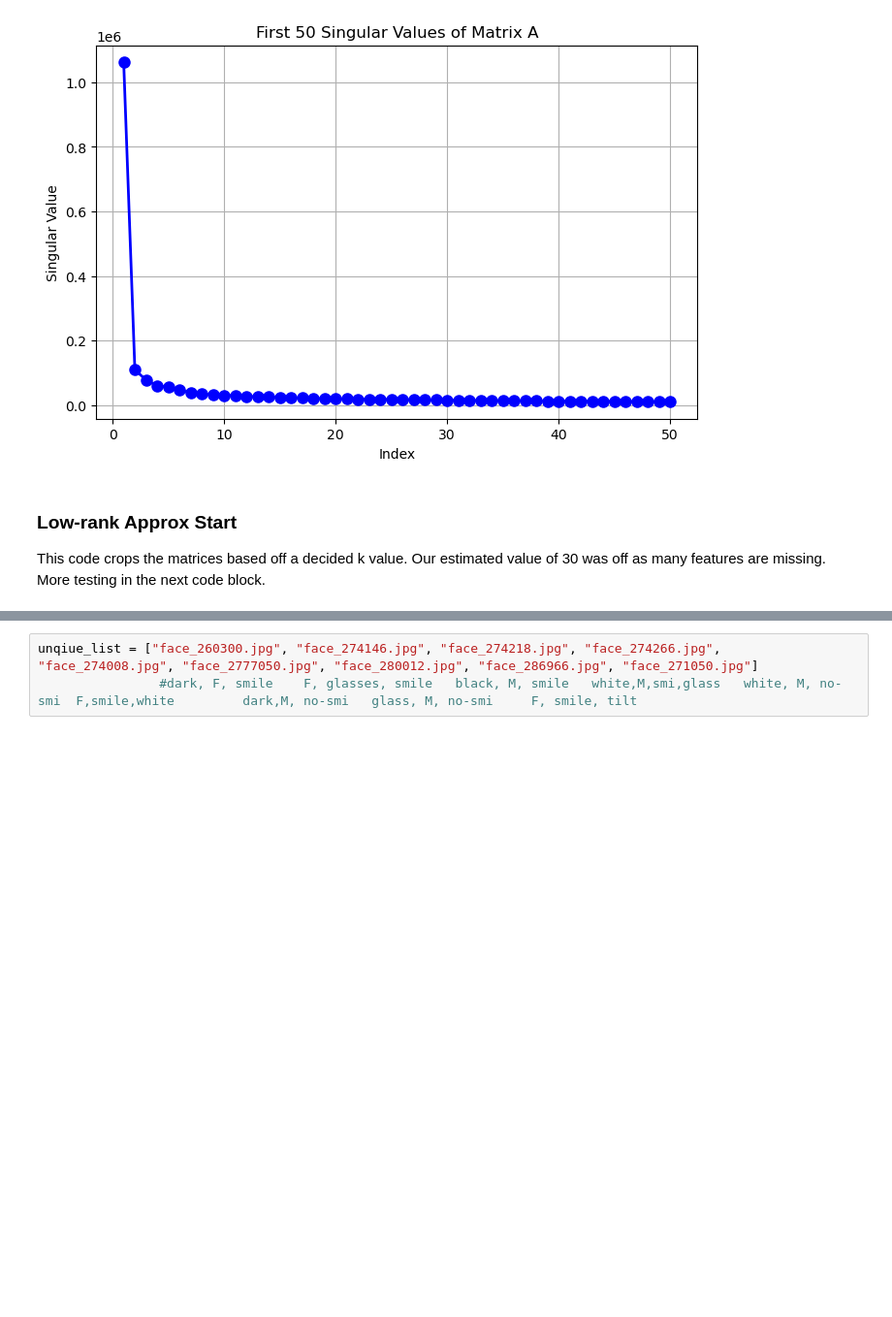
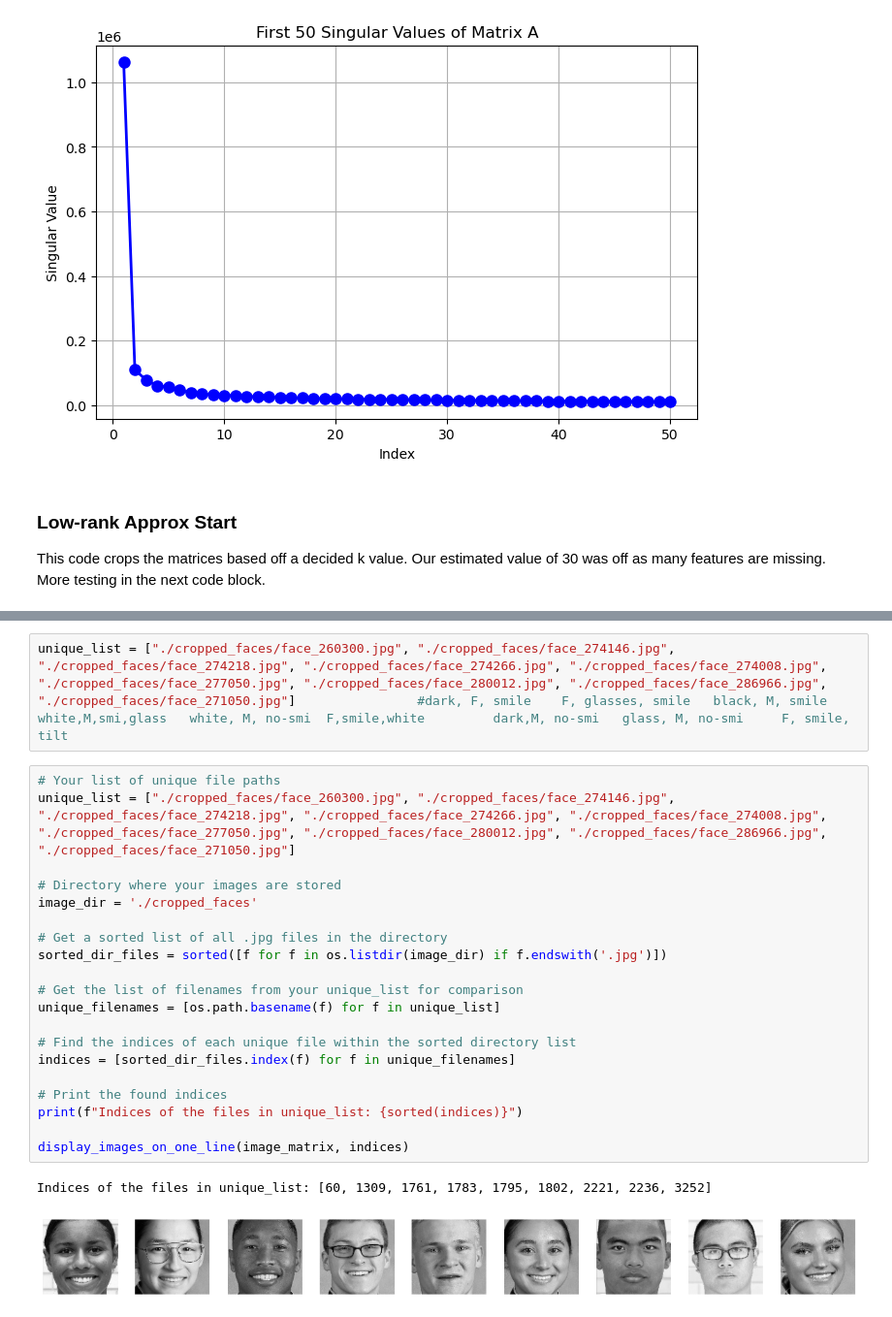
Before and after one commit to dschipper26/SI470, a Jupyter notebook: lab3/Lab3.ipynb, the cells around one changed output, grey strips where cells are left out. Shown at 97% size. Saved outputs shown, nothing was run; the diff lists cells and outputs as text; blank space fills up the shorter version.

```diff
--- a/lab3/Lab3.ipynb
+++ b/lab3/Lab3.ipynb
@@ -179,3 +166,25 @@ Here we chose a list of MIDN with very different faces. We looked to see at what
 # %%
-unqiue_list = ["face_260300.jpg", "face_274146.jpg", "face_274218.jpg", "face_274266.jpg", "face_274008.jpg", "face_2777050.jpg", "face_280012.jpg", "face_286966.jpg", "face_271050.jpg"]
-                #dark, F, smile    F, glasses, smile   black, M, smile   white,M,smi,glass   white, M, no-smi  F,smile,white         dark,M, no-smi   glass, M, no-smi     F, smile, tilt
+unique_list = ["./cropped_faces/face_260300.jpg", "./cropped_faces/face_274146.jpg", "./cropped_faces/face_274218.jpg", "./cropped_faces/face_274266.jpg", "./cropped_faces/face_274008.jpg", "./cropped_faces/face_277050.jpg", "./cropped_faces/face_280012.jpg", "./cropped_faces/face_286966.jpg", "./cropped_faces/face_271050.jpg"]                #dark, F, smile    F, glasses, smile   black, M, smile   white,M,smi,glass   white, M, no-smi  F,smile,white         dark,M, no-smi   glass, M, no-smi     F, smile, tilt
+# %%
+# Your list of unique file paths
+unique_list = ["./cropped_faces/face_260300.jpg", "./cropped_faces/face_274146.jpg", "./cropped_faces/face_274218.jpg", "./cropped_faces/face_274266.jpg", "./cropped_faces/face_274008.jpg", "./cropped_faces/face_277050.jpg", "./cropped_faces/face_280012.jpg", "./cropped_faces/face_286966.jpg", "./cropped_faces/face_271050.jpg"]
+
+# Directory where your images are stored
+image_dir = './cropped_faces'
+
+# Get a sorted list of all .jpg files in the directory
+sorted_dir_files = sorted([f for f in os.listdir(image_dir) if f.endswith('.jpg')])
+
+# Get the list of filenames from your unique_list for comparison
+unique_filenames = [os.path.basename(f) for f in unique_list]
+
+# Find the indices of each unique file within the sorted directory list
+indices = [sorted_dir_files.index(f) for f in unique_filenames]
+
+# Print the found indices
+print(f"Indices of the files in unique_list: {sorted(indices)}")
+
+display_images_on_one_line(image_matrix, indices)
+# %% [output]
+Indices of the files in unique_list: [60, 1309, 1761, 1783, 1795, 1802, 2221, 2236, 3252]
+[figure, added]
```
Also changed, not shown: parts of 10 cells of this notebook.
